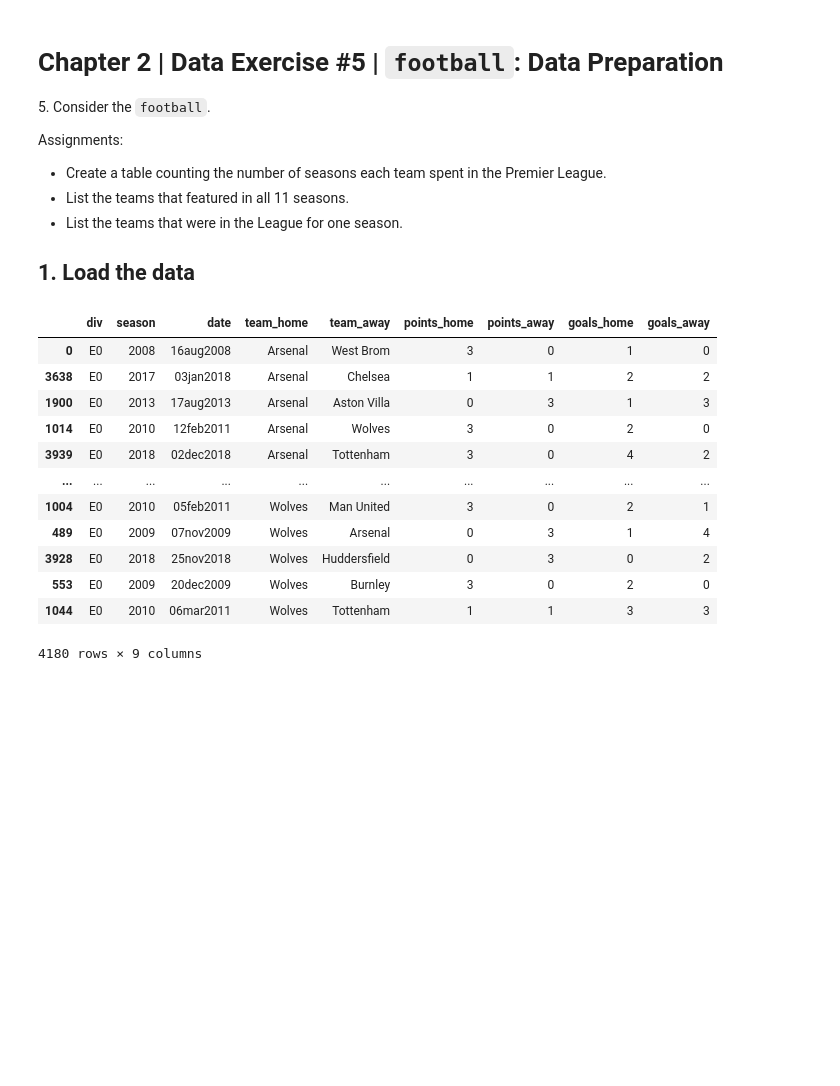
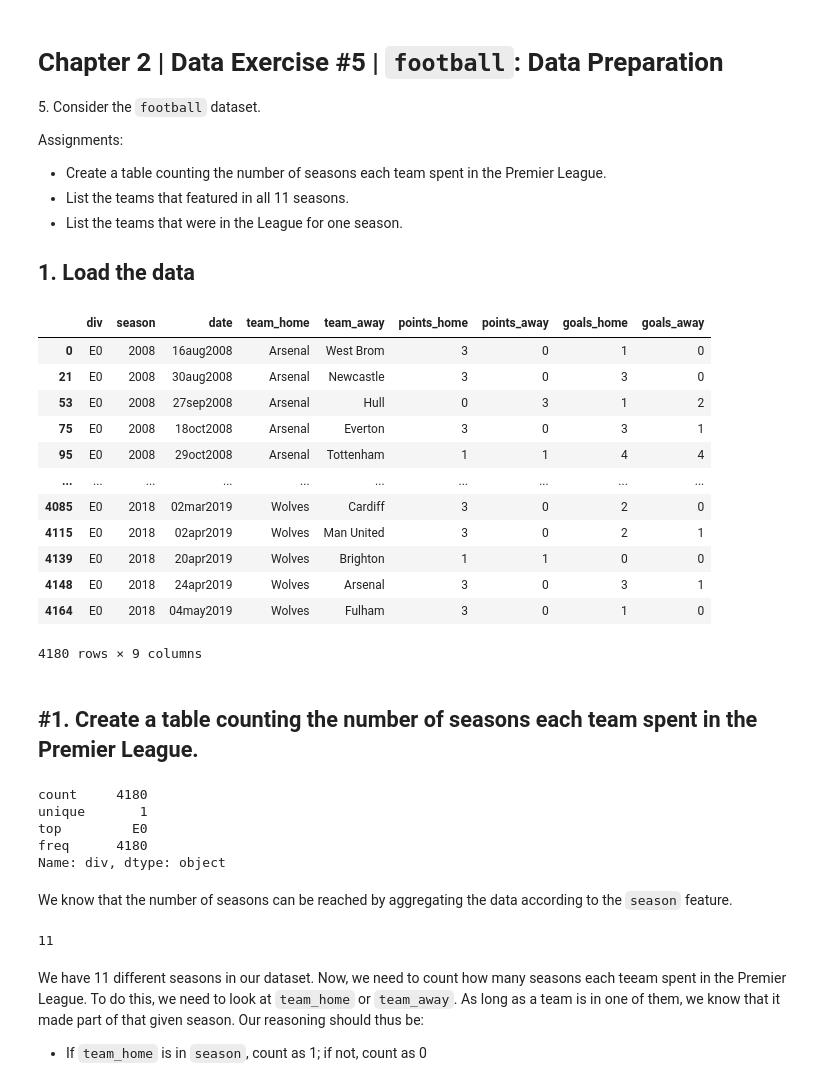
Before and after one commit to felipesebben/bk_data_analysis_studies, a Jupyter notebook: da_data_exercises/ch02-preparing_data_for_analysis/05-football.ipynb, the cells around one changed output. Saved outputs shown, nothing was run; the diff lists cells and outputs as text; code cells hidden in the pictures; blank space fills up the shorter version.

```diff
--- a/da_data_exercises/ch02-preparing_data_for_analysis/05-football.ipynb
+++ b/da_data_exercises/ch02-preparing_data_for_analysis/05-football.ipynb
@@ -1,7 +1,7 @@
 # %% [markdown]
 <h1>Chapter 2 | Data Exercise #5 | <code>football</code>: Data Preparation</h1>
 
-<p>5. Consider the <code>football</code>.</p>
+<p>5. Consider the <code>football</code> dataset.</p>
 <p>Assignments:</p>
 <ul>
     <li>Create a table counting the number of seasons each team spent in the Premier League.</li>
@@ -30,18 +31,37 @@ sys.path.append(func)
 # %%
 epl_games = pd.read_csv(f"{data_in}epl_games.csv")
 # %%
-epl_games.sort_values(["team_home"])
+epl_games.sort_values(["season", "team_home"])
 # %% [output]
 |  | div | season | date | team_home | team_away | points_home | points_away | goals_home | goals_away |
 | 0 | E0 | 2008 | 16aug2008 | Arsenal | West Brom | 3 | 0 | 1 | 0 |
-| 3638 | E0 | 2017 | 03jan2018 | Arsenal | Chelsea | 1 | 1 | 2 | 2 |
-| 1900 | E0 | 2013 | 17aug2013 | Arsenal | Aston Villa | 0 | 3 | 1 | 3 |
-| 1014 | E0 | 2010 | 12feb2011 | Arsenal | Wolves | 3 | 0 | 2 | 0 |
-| 3939 | E0 | 2018 | 02dec2018 | Arsenal | Tottenham | 3 | 0 | 4 | 2 |
+| 21 | E0 | 2008 | 30aug2008 | Arsenal | Newcastle | 3 | 0 | 3 | 0 |
+| 53 | E0 | 2008 | 27sep2008 | Arsenal | Hull | 0 | 3 | 1 | 2 |
+| 75 | E0 | 2008 | 18oct2008 | Arsenal | Everton | 3 | 0 | 3 | 1 |
+| 95 | E0 | 2008 | 29oct2008 | Arsenal | Tottenham | 1 | 1 | 4 | 4 |
 | ... | ... | ... | ... | ... | ... | ... | ... | ... | ... |
-| 1004 | E0 | 2010 | 05feb2011 | Wolves | Man United | 3 | 0 | 2 | 1 |
-| 489 | E0 | 2009 | 07nov2009 | Wolves | Arsenal | 0 | 3 | 1 | 4 |
-| 3928 | E0 | 2018 | 25nov2018 | Wolves | Huddersfield | 0 | 3 | 0 | 2 |
-| 553 | E0 | 2009 | 20dec2009 | Wolves | Burnley | 3 | 0 | 2 | 0 |
-| 1044 | E0 | 2010 | 06mar2011 | Wolves | Tottenham | 1 | 1 | 3 | 3 |
+| 4085 | E0 | 2018 | 02mar2019 | Wolves | Cardiff | 3 | 0 | 2 | 0 |
+| 4115 | E0 | 2018 | 02apr2019 | Wolves | Man United | 3 | 0 | 2 | 1 |
+| 4139 | E0 | 2018 | 20apr2019 | Wolves | Brighton | 1 | 1 | 0 | 0 |
+| 4148 | E0 | 2018 | 24apr2019 | Wolves | Arsenal | 3 | 0 | 3 | 1 |
+| 4164 | E0 | 2018 | 04may2019 | Wolves | Fulham | 3 | 0 | 1 | 0 |
 4180 rows × 9 columns
+# %% [markdown]
+<h2><b>#1.</b> Create a table counting the number of seasons each team spent in the Premier League.</h2>
+# %%
+epl_games["div"].describe()
+# %% [output]
+count     4180
+unique       1
+top         E0
+freq      4180
+Name: div, dtype: object
+# %% [markdown]
+<p>We know that the number of seasons can be reached by aggregating the data according to the <code>season</code> feature.</p>
+# %%
+len(epl_games["season"].unique())
+# %% [output]
+11
+# %% [markdown]
+<p>We have 11 different seasons in our dataset. Now, we need to count how many seasons each teeam spent in the Premier League. To do this, we need to look at <code>team_home</code> or <code>team_away</code>. As long as a team is in one of them, we know that it made part of that given season. Our reasoning should thus be:</p>
+<ul><li>If <code>team_home</code> is in <code>season</code>, count as 1; if not, count as 0</code>
```
Also changed, not shown: parts of 7 cells of this notebook.
